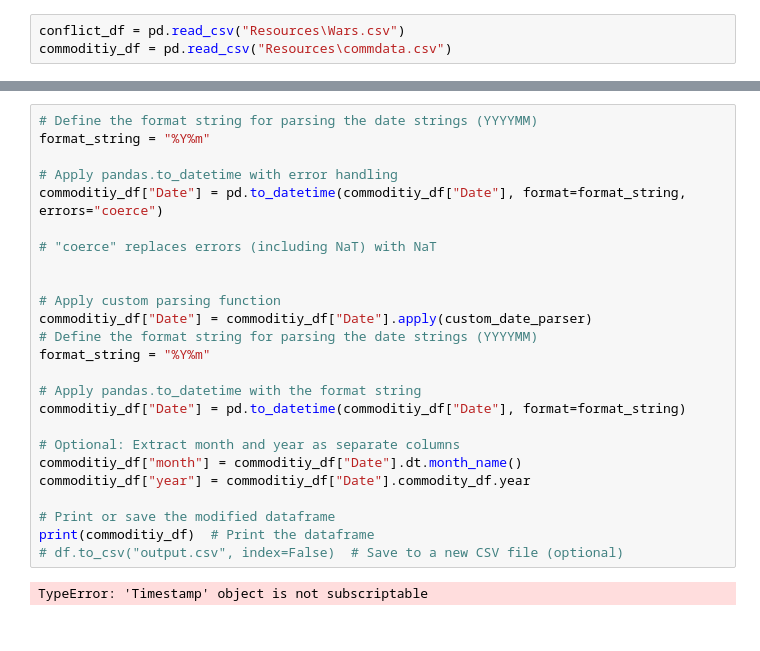
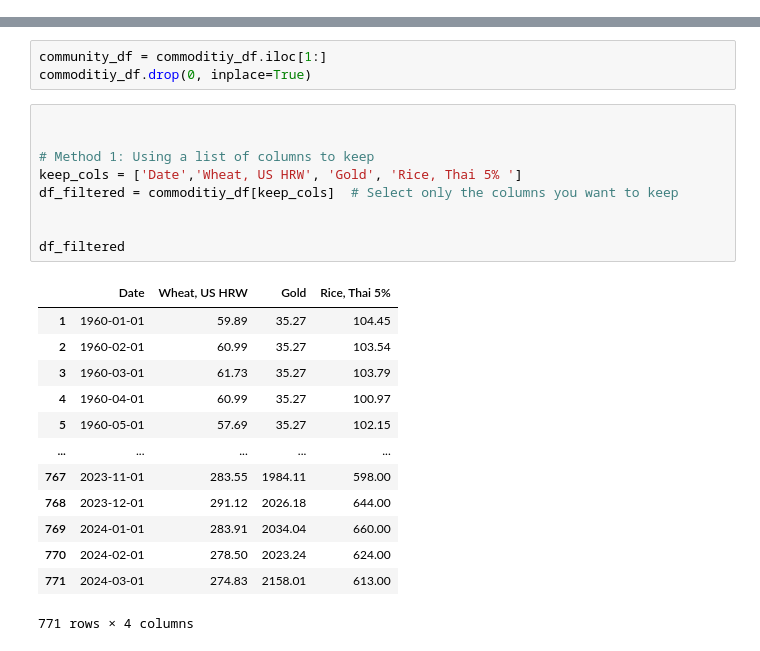
Before and after one commit to KopeckJames/github-project-discord, a Jupyter notebook: conflict data.ipynb, the cells around one changed output, grey strips where cells are left out. Cells and saved outputs as stored; diff of their text form.

Commit message:
Add files via upload
updated files and code and resources of James' data

```diff
--- a/conflict data.ipynb
+++ b/conflict data.ipynb
@@ -7,3 +14,0 @@ import numpy as np
-# %%
-conflict_df = pd.read_csv("Resources\Wars.csv")
-commoditiy_df = pd.read_csv("Resources\commdata.csv")
@@ -58,27 +15,26 @@ commoditiy_df.to_csv("commdataclean.csv", index='Date')  # Save to a new CSV fil
-# %%
-# Define the format string for parsing the date strings (YYYYMM)
-format_string = "%Y%m"
-
-# Apply pandas.to_datetime with error handling
-commoditiy_df["Date"] = pd.to_datetime(commoditiy_df["Date"], format=format_string, errors="coerce")
-
-# "coerce" replaces errors (including NaT) with NaT
-
-
-# Apply custom parsing function
-commoditiy_df["Date"] = commoditiy_df["Date"].apply(custom_date_parser)
-# Define the format string for parsing the date strings (YYYYMM)
-format_string = "%Y%m"
-
-# Apply pandas.to_datetime with the format string
-commoditiy_df["Date"] = pd.to_datetime(commoditiy_df["Date"], format=format_string)
-
-# Optional: Extract month and year as separate columns
-commoditiy_df["month"] = commoditiy_df["Date"].dt.month_name()
-commoditiy_df["year"] = commoditiy_df["Date"].commodity_df.year
-
-# Print or save the modified dataframe
-print(commoditiy_df)  # Print the dataframe
-# df.to_csv("output.csv", index=False)  # Save to a new CSV file (optional)
-# %% [output]
-TypeError: 'Timestamp' object is not subscriptable
+# %%
+community_df = commoditiy_df.iloc[1:]
+commoditiy_df.drop(0, inplace=True)
+# %%
+
+
+# Method 1: Using a list of columns to keep
+keep_cols = ['Date','Wheat, US HRW', 'Gold', 'Rice, Thai 5% ']
+df_filtered = commoditiy_df[keep_cols]  # Select only the columns you want to keep
+
+
+df_filtered
+# %% [output]
+|  | Date | Wheat, US HRW | Gold | Rice, Thai 5% |
+| 1 | 1960-01-01 | 59.89 | 35.27 | 104.45 |
+| 2 | 1960-02-01 | 60.99 | 35.27 | 103.54 |
+| 3 | 1960-03-01 | 61.73 | 35.27 | 103.79 |
+| 4 | 1960-04-01 | 60.99 | 35.27 | 100.97 |
+| 5 | 1960-05-01 | 57.69 | 35.27 | 102.15 |
+| ... | ... | ... | ... | ... |
+| 767 | 2023-11-01 | 283.55 | 1984.11 | 598.00 |
+| 768 | 2023-12-01 | 291.12 | 2026.18 | 644.00 |
+| 769 | 2024-01-01 | 283.91 | 2034.04 | 660.00 |
+| 770 | 2024-02-01 | 278.50 | 2023.24 | 624.00 |
+| 771 | 2024-03-01 | 274.83 | 2158.01 | 613.00 |
+771 rows × 4 columns
```
Also changed, not shown: parts of 9 cells of this notebook, 4 other files.
